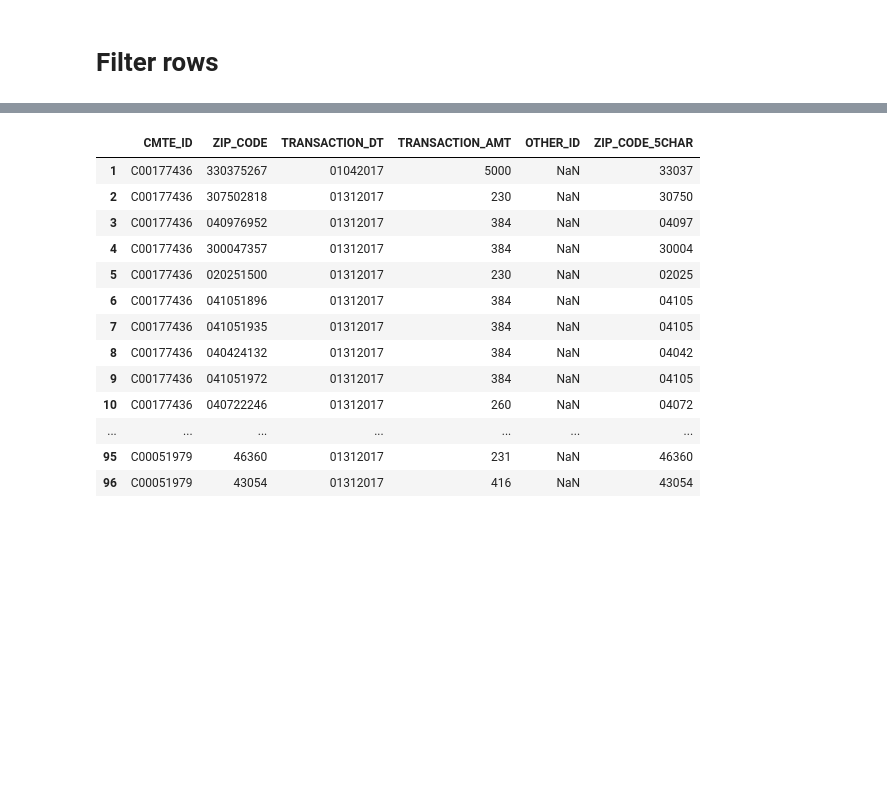
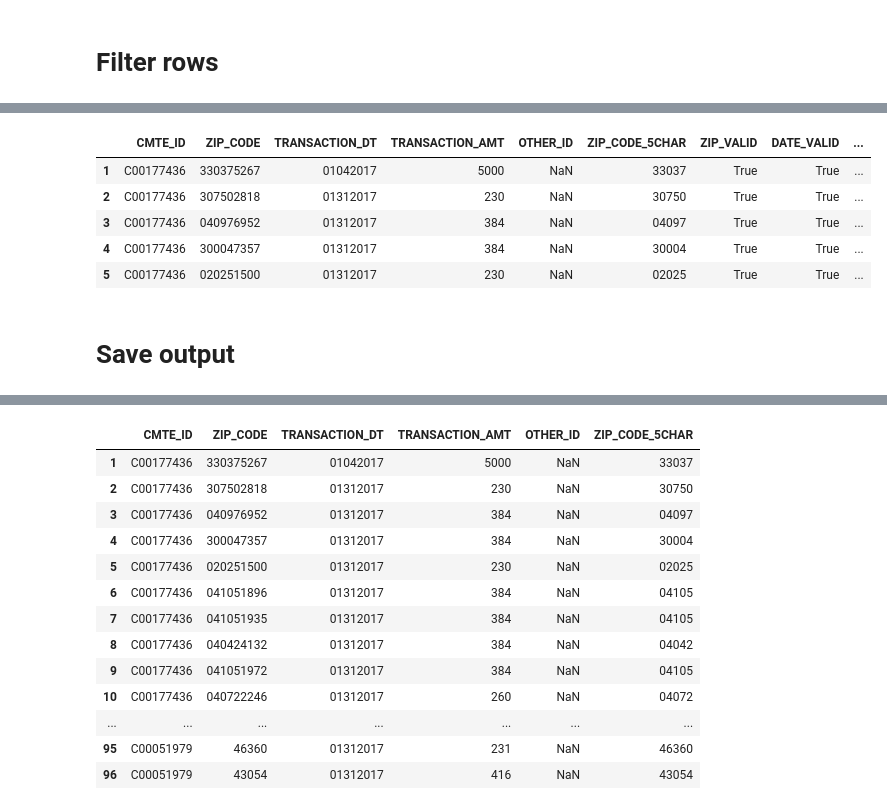
Before and after one commit to dashapyly/Find-Political-Donors-Insight-Challenge, a Jupyter notebook: Cleaning the input file.ipynb, the cells around one changed output, grey strips where cells are left out. Cells and saved outputs as stored; diff of their text form; code cells hidden in the pictures; blank space fills up the shorter version.

```diff
--- a/Cleaning the input file.ipynb
+++ b/Cleaning the input file.ipynb
@@ -129,0 +177,33 @@ See the caveats in the documentation: http://pandas.pydata.org/pandas-docs/stabl
+# %%
+df1_filtered.loc[df1_filtered['ZIP_VALID'], 'RUN_MED_ZIP'] = df1_filtered.loc[df1_filtered['ZIP_VALID'], :].apply(
+    lambda s: increment_run_med((s['CMTE_ID'], s['ZIP_CODE_5CHAR']), s['TRANSACTION_AMT']), axis=1)
+
+df1_filtered.loc[df1_filtered['ZIP_VALID'], 'RUN_COUNT_ZIP'] = df1_filtered.loc[df1_filtered['ZIP_VALID'], :].apply(
+    lambda s: increment_run_count((s['CMTE_ID'], s['ZIP_CODE_5CHAR'])), axis=1)
+
+df1_filtered.loc[df1_filtered['ZIP_VALID'], 'RUN_TOTAL_ZIP'] = df1_filtered.loc[df1_filtered['ZIP_VALID'], :].apply(
+    lambda s: increment_run_total((s['CMTE_ID'], s['ZIP_CODE_5CHAR']), s['TRANSACTION_AMT']), axis=1)
+# %%
+df1_filtered.loc[df1_filtered['DATE_VALID'], 'RUN_MED_DATE'] = df1_filtered.loc[df1_filtered['DATE_VALID'], :].apply(
+    lambda s: increment_run_med((s['CMTE_ID'], s['TRANSACTION_DT']), s['TRANSACTION_AMT']), axis=1)
+
+df1_filtered.loc[df1_filtered['DATE_VALID'], 'RUN_COUNT_DATE'] = df1_filtered.loc[df1_filtered['DATE_VALID'], :].apply(
+    lambda s: increment_run_count((s['CMTE_ID'], s['TRANSACTION_DT'])), axis=1)
+
+df1_filtered.loc[df1_filtered['DATE_VALID'], 'RUN_TOTAL_DATE'] = df1_filtered.loc[df1_filtered['DATE_VALID'], :].apply(
+    lambda s: increment_run_total((s['CMTE_ID'], s['TRANSACTION_DT']), s['TRANSACTION_AMT']), axis=1)
+# %%
+df1_filtered.RUN_MED_DATE = df1_filtered.RUN_MED_DATE.apply(round_amount)
+# %%
+df1_filtered.RUN_MED_ZIP = df1_filtered.RUN_MED_ZIP.apply(round_amount)
+# %%
+df1_filtered.head()
+# %% [output]
+|  | CMTE_ID | ZIP_CODE | TRANSACTION_DT | TRANSACTION_AMT | OTHER_ID | ZIP_CODE_5CHAR | ZIP_VALID | DATE_VALID | ... |
+| 1 | C00177436 | 330375267 | 01042017 | 5000 | NaN | 33037 | True | True | ... |
+| 2 | C00177436 | 307502818 | 01312017 | 230 | NaN | 30750 | True | True | ... |
+| 3 | C00177436 | 040976952 | 01312017 | 384 | NaN | 04097 | True | True | ... |
+| 4 | C00177436 | 300047357 | 01312017 | 384 | NaN | 30004 | True | True | ... |
+| 5 | C00177436 | 020251500 | 01312017 | 230 | NaN | 02025 | True | True | ... |
+# %% [markdown]
+# Save output
```
Also changed, not shown: parts of 38 cells of this notebook.
